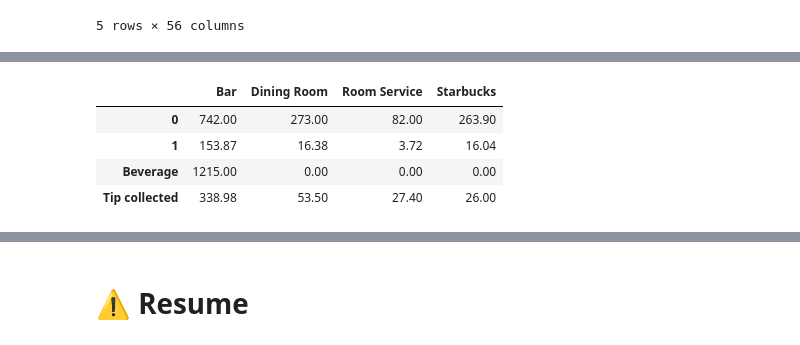
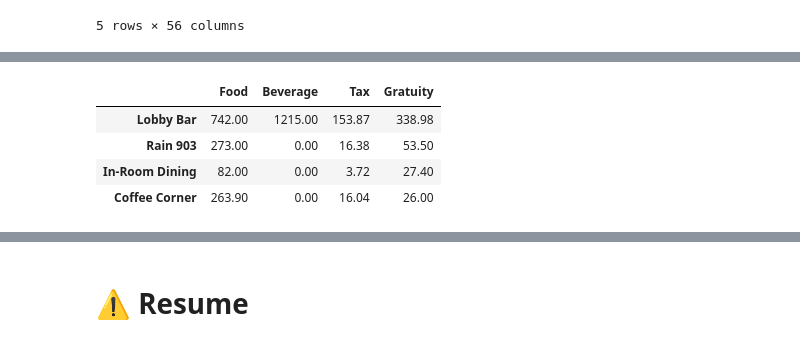
Before and after one commit to BenJMcCarty/sbn_digital_dining_daily_reports, a Jupyter notebook: Script_to_Generate_Reports.ipynb, the cells around one changed output, grey strips where cells are left out. Saved outputs shown, nothing was run; the diff lists cells and outputs as text; code cells hidden in the pictures.

Commit message:
Created first summary workflow

```diff
--- a/Script_to_Generate_Reports.ipynb
+++ b/Script_to_Generate_Reports.ipynb
@@ -486,8 +486,21 @@ dtype: float32
 # %%
-pd.concat([daily_food, daily_tax, df_daily['Beverage'], df_daily['Tip collected']], axis=1).T
+## Summarize all charges by outlet
+summary = pd.concat([daily_food, df_daily['Beverage'], daily_tax,
+           df_daily['Tip collected']], axis=1)
-# %% [output]
-|  | Bar | Dining Room | Room Service | Starbucks |
-| 0 | 742.00 | 273.00 | 82.00 | 263.90 |
-| 1 | 153.87 | 16.38 | 3.72 | 16.04 |
-| Beverage | 1215.00 | 0.00 | 0.00 | 0.00 |
-| Tip collected | 338.98 | 53.50 | 27.40 | 26.00 |
+# %%
+## Creating new labels
+
+col_labels = {0: "Food", 1: "Tax", 'Tip collected': 'Gratuity'}
+
+row_labels = {'Bar': "Lobby Bar", "Dining Room": 'Rain 903',
+              'Room Service': 'In-Room Dining', 'Starbucks': 'Coffee Corner'}
+# %%
+summary = summary.rename(columns = col_labels, index = row_labels)
+
+summary
+# %% [output]
+|  | Food | Beverage | Tax | Gratuity |
+| Lobby Bar | 742.00 | 1215.00 | 153.87 | 338.98 |
+| Rain 903 | 273.00 | 0.00 | 16.38 | 53.50 |
+| In-Room Dining | 82.00 | 0.00 | 3.72 | 27.40 |
+| Coffee Corner | 263.90 | 0.00 | 16.04 | 26.00 |
```
Also changed, not shown: parts of 14 cells of this notebook, 2 other files.
